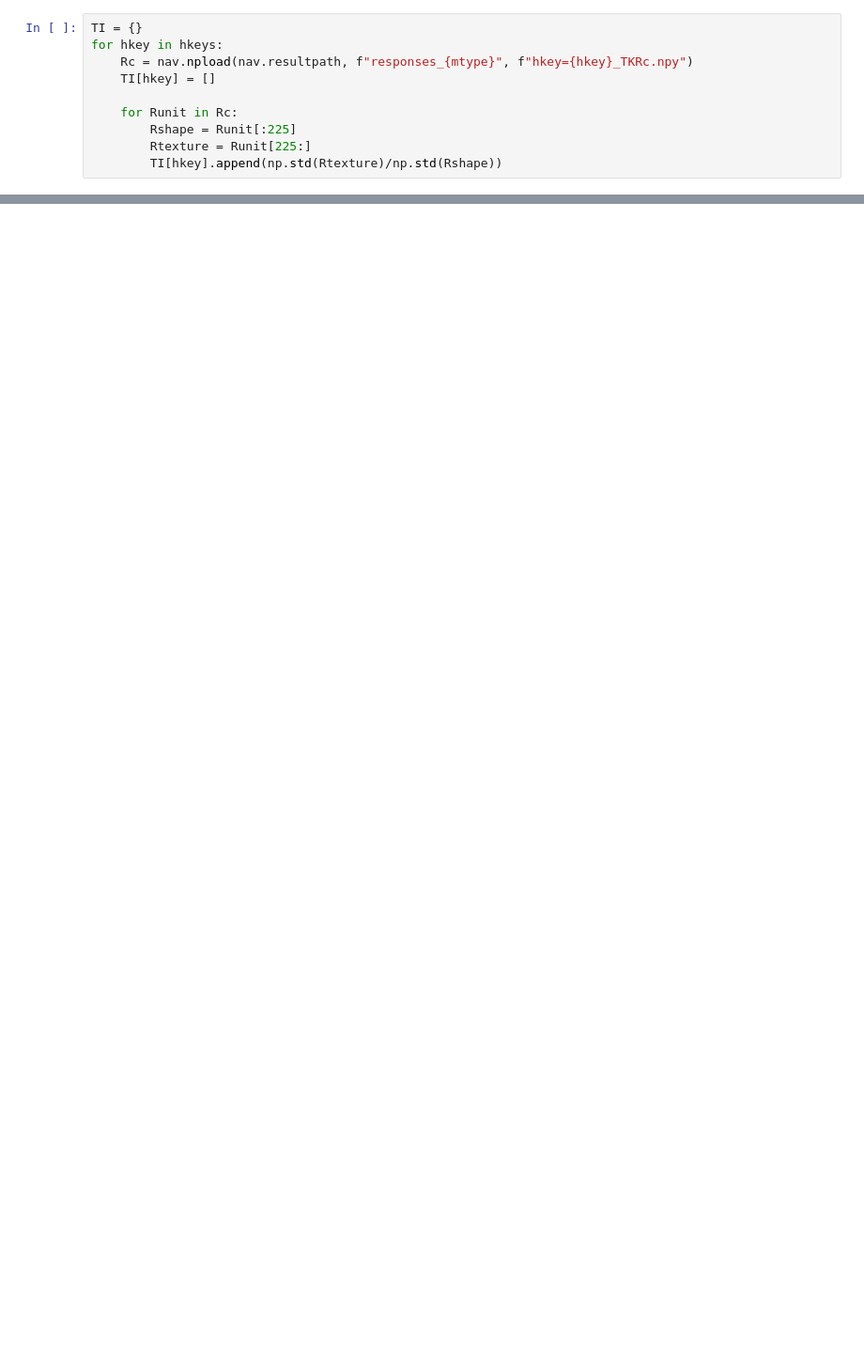
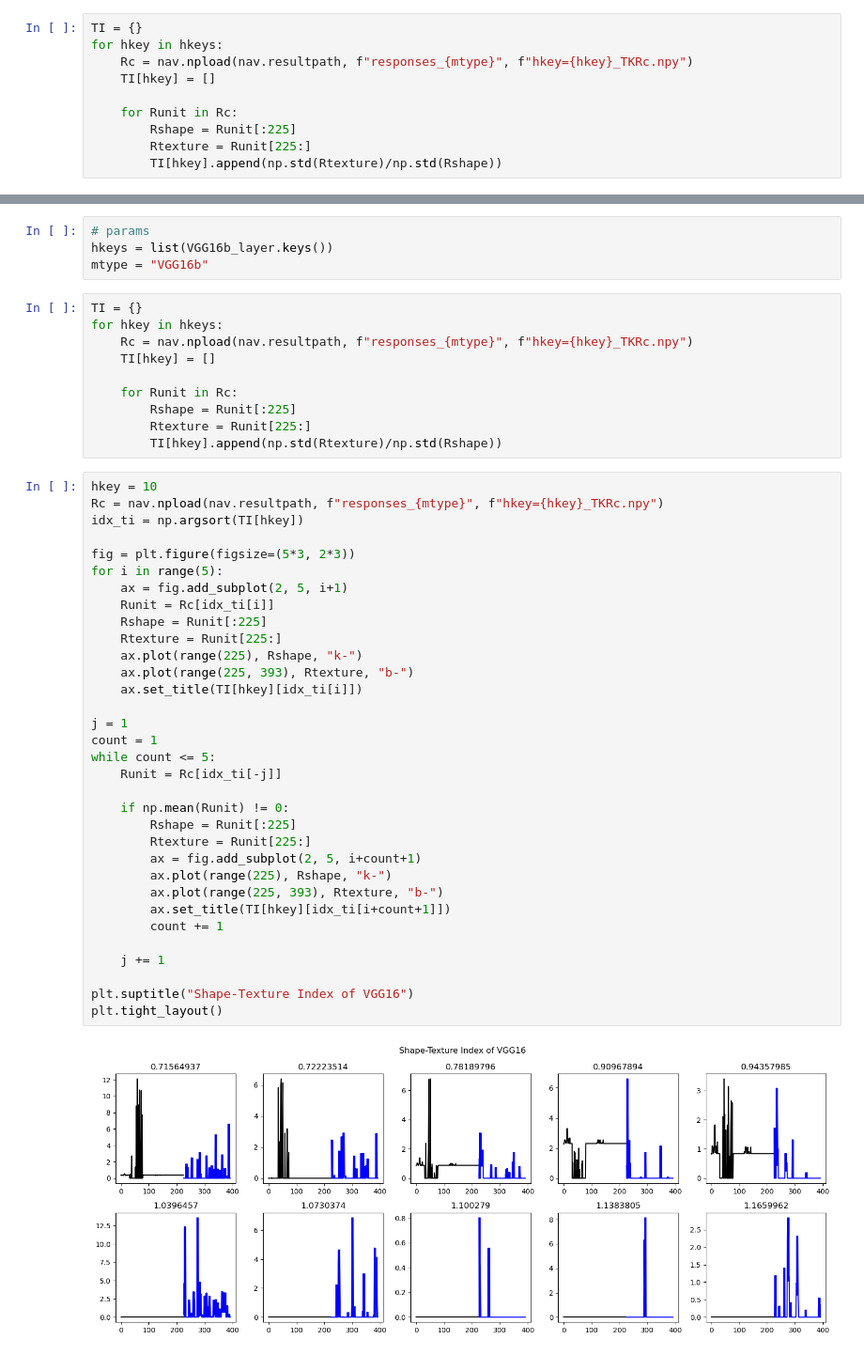
Before and after one commit to L24358/artiphisiology, a Jupyter notebook: main/reports/20230516_texture_index.ipynb, the cells around one changed output, grey strips where cells are left out. Shown at 94% size. Drawn from its saved outputs; the diff is of its cells as text; blank space fills up the shorter version.

```diff
--- a/main/reports/20230516_texture_index.ipynb
+++ b/main/reports/20230516_texture_index.ipynb
@@ -80,0 +112,49 @@ for hkey in hkeys[1:]:
+# %%
+# params
+hkeys = list(VGG16b_layer.keys())
+mtype = "VGG16b"
+# %%
+TI = {}
+for hkey in hkeys:
+    Rc = nav.npload(nav.resultpath, f"responses_{mtype}", f"hkey={hkey}_TKRc.npy")
+    TI[hkey] = []
+
+    for Runit in Rc:
+        Rshape = Runit[:225]
+        Rtexture = Runit[225:]
+        TI[hkey].append(np.std(Rtexture)/np.std(Rshape))
+# %%
+hkey = 10
+Rc = nav.npload(nav.resultpath, f"responses_{mtype}", f"hkey={hkey}_TKRc.npy")
+idx_ti = np.argsort(TI[hkey])
+
+fig = plt.figure(figsize=(5*3, 2*3))
+for i in range(5):
+    ax = fig.add_subplot(2, 5, i+1)
+    Runit = Rc[idx_ti[i]]
+    Rshape = Runit[:225]
+    Rtexture = Runit[225:]
+    ax.plot(range(225), Rshape, "k-")
+    ax.plot(range(225, 393), Rtexture, "b-")
+    ax.set_title(TI[hkey][idx_ti[i]])
+
+j = 1
+count = 1
+while count <= 5:
+    Runit = Rc[idx_ti[-j]]
+
+    if np.mean(Runit) != 0:
+        Rshape = Runit[:225]
+        Rtexture = Runit[225:]
+        ax = fig.add_subplot(2, 5, i+count+1)
+        ax.plot(range(225), Rshape, "k-")
+        ax.plot(range(225, 393), Rtexture, "b-")
+        ax.set_title(TI[hkey][idx_ti[i+count+1]])
+        count += 1
+
+    j += 1
+
+plt.suptitle("Shape-Texture Index of VGG16")
+plt.tight_layout()
+# %% [output]
+[figure, added]
```
Also changed, not shown: parts of 10 cells of this notebook, 6 other files.
